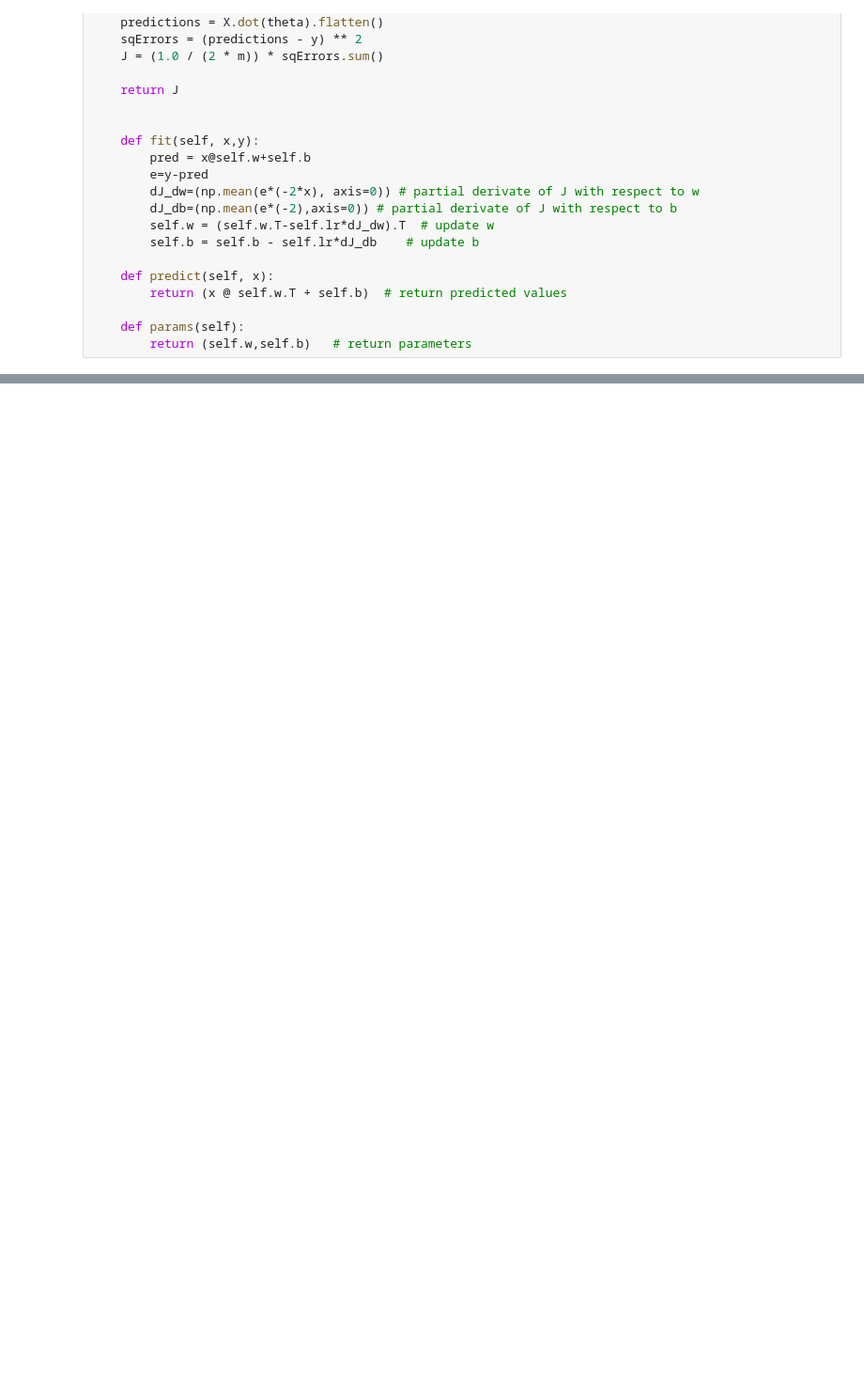
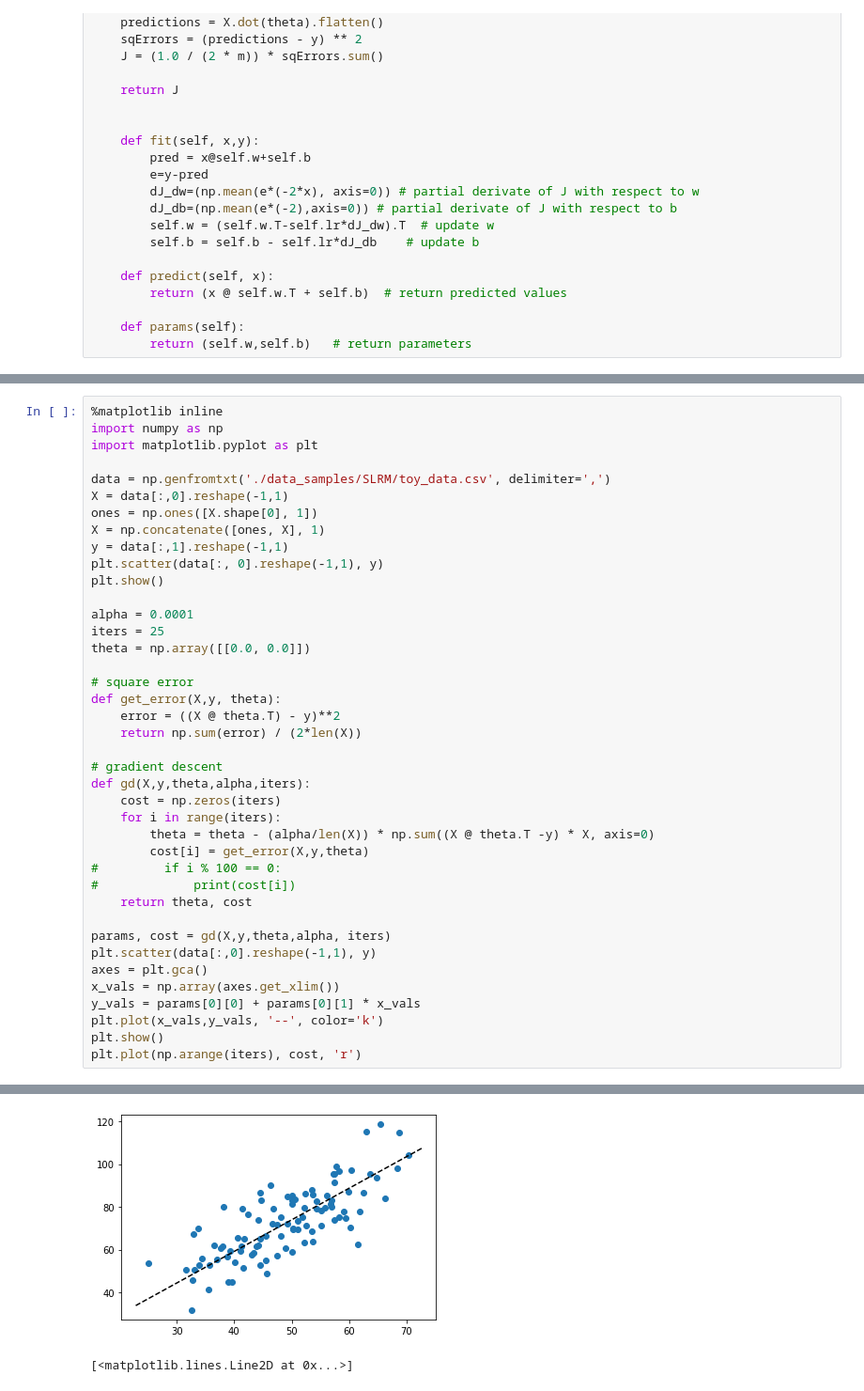
Before and after one commit to tavo-robotas/class, a Jupyter notebook: machine_learning/__drafts.ipynb, the cells around one changed output, grey strips where cells are left out. Shown at 94% size. Cells and saved outputs as stored; diff of their text form; blank space fills up the shorter version.

```diff
--- a/machine_learning/__drafts.ipynb
+++ b/machine_learning/__drafts.ipynb
@@ -308,0 +381,41 @@ def compute_cost(X, y, theta):
+# %%
+%matplotlib inline
+import numpy as np
+import matplotlib.pyplot as plt
+
+data = np.genfromtxt('./data_samples/SLRM/toy_data.csv', delimiter=',')
+X = data[:,0].reshape(-1,1)
+ones = np.ones([X.shape[0], 1])
+X = np.concatenate([ones, X], 1)
+y = data[:,1].reshape(-1,1)
+plt.scatter(data[:, 0].reshape(-1,1), y)
+plt.show()
+
+alpha = 0.0001
+iters = 25
+theta = np.array([[0.0, 0.0]])
+
+# square error
+def get_error(X,y, theta):
+    error = ((X @ theta.T) - y)**2
+    return np.sum(error) / (2*len(X))
+
+# gradient descent
+def gd(X,y,theta,alpha,iters):
+    cost = np.zeros(iters)
+    for i in range(iters):
+        theta = theta - (alpha/len(X)) * np.sum((X @ theta.T -y) * X, axis=0)
+        cost[i] = get_error(X,y,theta)
+#         if i % 100 == 0:
+#             print(cost[i])
+    return theta, cost
+
+params, cost = gd(X,y,theta,alpha, iters)
+plt.scatter(data[:,0].reshape(-1,1), y)
+axes = plt.gca()
+x_vals = np.array(axes.get_xlim())
+y_vals = params[0][0] + params[0][1] * x_vals
+plt.plot(x_vals,y_vals, '--', color='k')
+plt.show()
+plt.plot(np.arange(iters), cost, 'r')
+# %% [output]
@@ -308,0 +423,2 @@ def compute_cost(X, y, theta):
+[figure, added]
+[<matplotlib.lines.Line2D at 0x...>]
```
Also changed, not shown: parts of 6 cells of this notebook, 2 other files.
